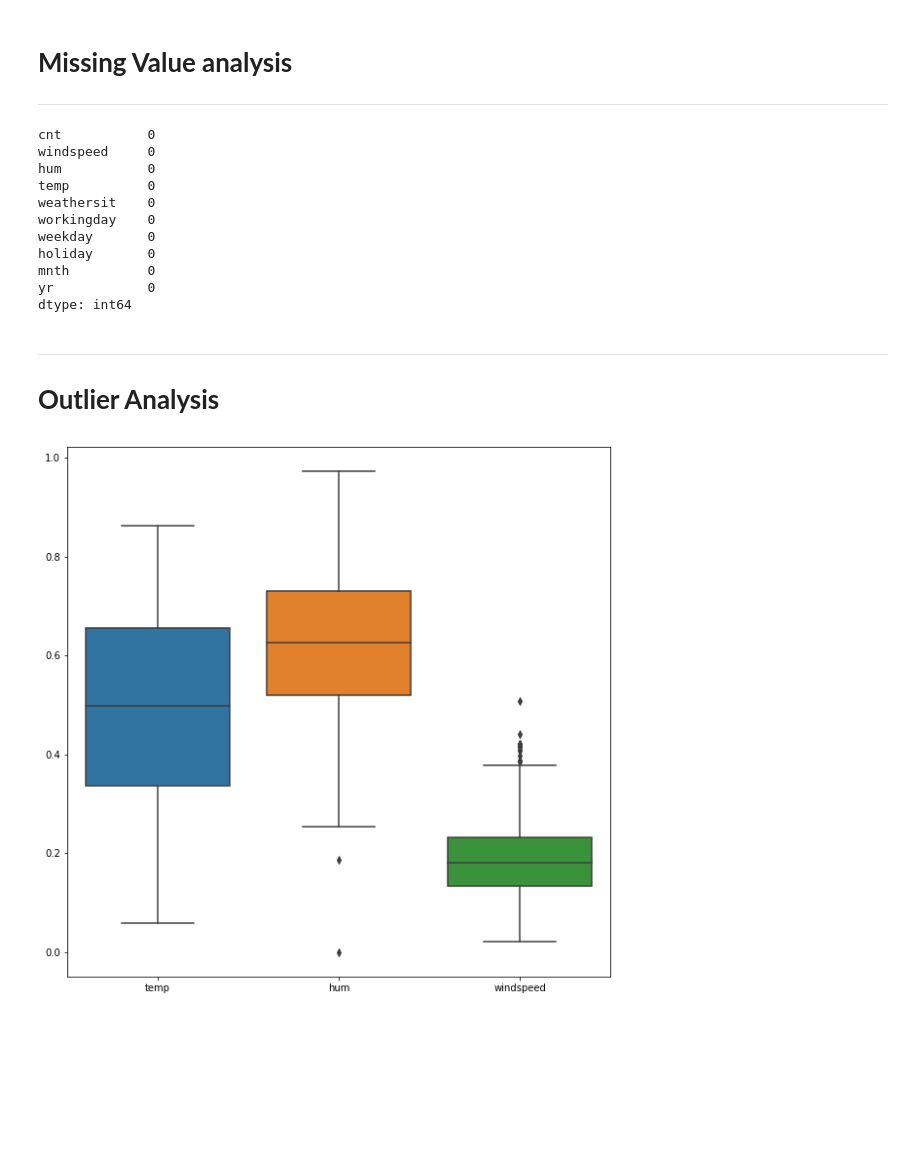
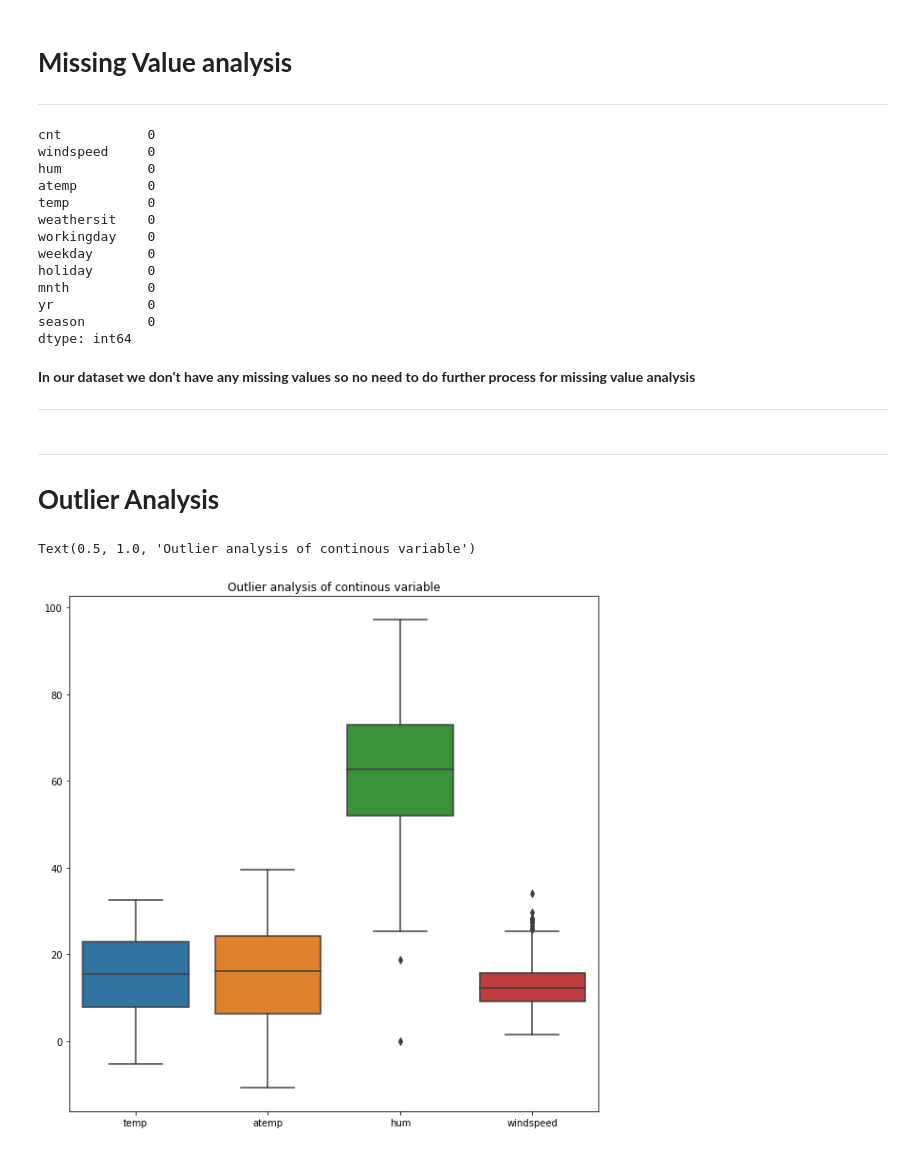
Before and after one commit to chicks2014/Bike-Rental-Predict, a Jupyter notebook: Bike_rental_prediction.ipynb, the cells around one changed output. Cells and saved outputs as stored; diff of their text form; code cells hidden in the pictures; blank space fills up the shorter version.

```diff
--- a/Bike_rental_prediction.ipynb
+++ b/Bike_rental_prediction.ipynb
@@ -18 +55,20 @@ bike_rental = pd.read_csv("https://s3-ap-southeast-1.amazonaws.com/edwisor-india
+# %%
+# First let denormalize our dataset for EDA
+# for temp and atemp we'll use below formula
+# y^ = y^ norm× * (maxY−minY) + minY
+# for temp given values are
+#  t_min=-8, t_max=+39
+bike_rental['temp'] = (bike_rental['temp'] * (39 - (-8))) + (-8)
+
+# for atemp given values are
+# t_min=-16, t_max=+50
+bike_rental['atemp'] = (bike_rental['atemp'] * (50 - (-16))) + (-16)
+
+# for hum given values was divided by 100
+# So, we can calculate actual values by multiply with 100
+bike_rental['hum'] = bike_rental['hum'] * 100
+
+# for windspeed given values was divided by 67
+# So, we can calculate actual values by multiply with 67
+bike_rental['windspeed'] = bike_rental['windspeed'] * 67
 # %%
@@ -214,3 +257,0 @@ df_train_corr_nd[corr]
-# %%
-# drop atemp and season
-bike_rental.drop(columns=['atemp','season'], inplace=True)
@@ -229,6 +282,7 @@ bike_rental.isna().sum().sort_values(ascending=False)
 cnt           0
 windspeed     0
 hum           0
+atemp         0
 temp          0
 weathersit    0
 workingday    0
@@ -236,16 +290,24 @@ weekday       0
 holiday       0
 mnth          0
 yr            0
+season        0
 dtype: int64
+# %% [markdown]
+**In our dataset we don't have any missing values so no need to do further process for missing value analysis**
+
+---
 # %% [markdown]
 
 
 ---
 # **Outlier Analysis**
 # %%
-# Outlier analysis
-sns.boxplot(data=bike_rental[['temp', 'hum', 'windspeed']])
+# Outlier analysis of continous variable
+col_names = ['temp','atemp', 'hum', 'windspeed']
+sns.boxplot(data=bike_rental[col_names])
 fig=plt.gcf()
 fig.set_size_inches(10,10)
+plt.title('Outlier analysis of continous variable')
 # %% [output]
+Text(0.5, 1.0, 'Outlier analysis of continous variable')
-[figure, old version]
+[figure, new version]
```
Also changed, not shown: parts of 71 cells of this notebook.
